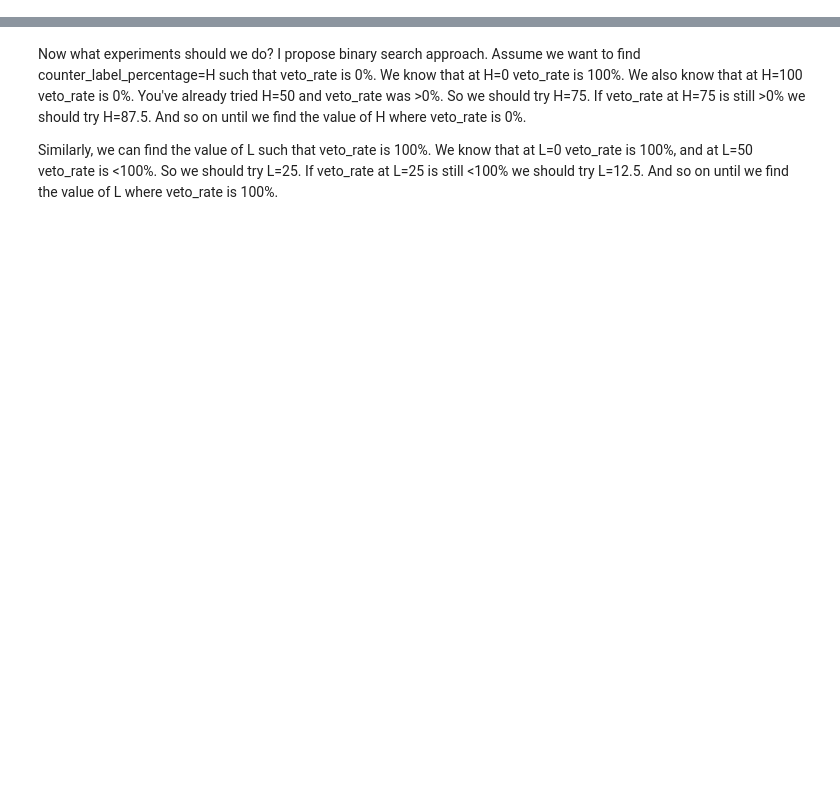
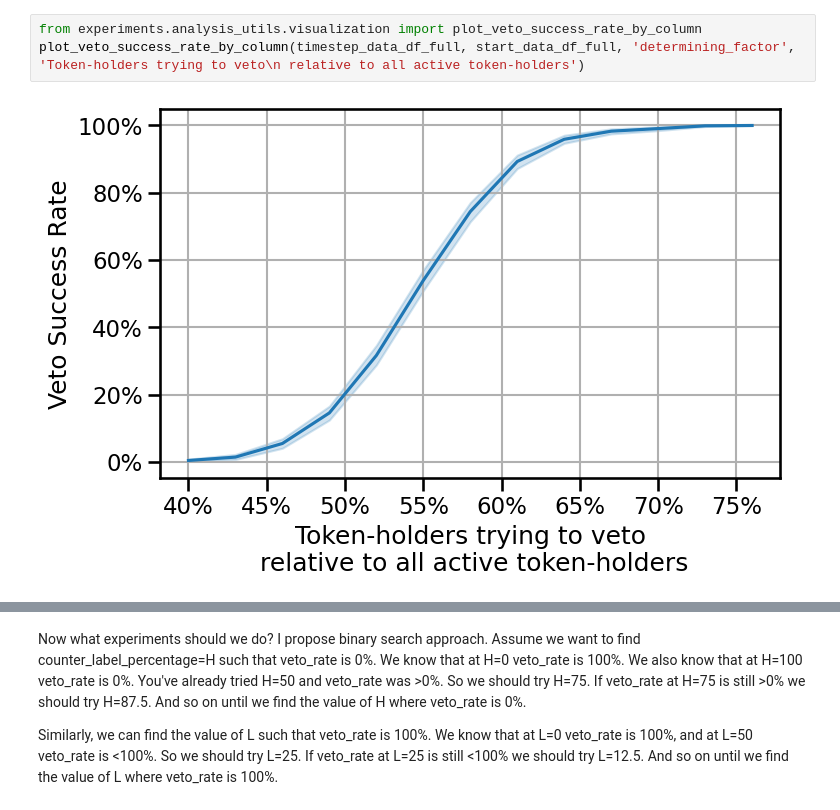
Before and after one commit to collectif-dao/dg-research, a Jupyter notebook: experiments/notebooks/clean_notebook_actors_labelling.ipynb, the cells around one changed output, grey strips where cells are left out. Cells and saved outputs as stored; diff of their text form; blank space fills up the shorter version.

```diff
--- a/experiments/notebooks/clean_notebook_actors_labelling.ipynb
+++ b/experiments/notebooks/clean_notebook_actors_labelling.ipynb
@@ -46,0 +76,5 @@ Veto statistics by seal parameters:
+# %%
+from experiments.analysis_utils.visualization import plot_veto_success_rate_by_column
+plot_veto_success_rate_by_column(timestep_data_df_full, start_data_df_full, 'determining_factor', 'Token-holders trying to veto\n relative to all active token-holders')
+# %% [output]
+[figure, added]
```
Also changed, not shown: parts of 12 cells of this notebook, 7 other files.
